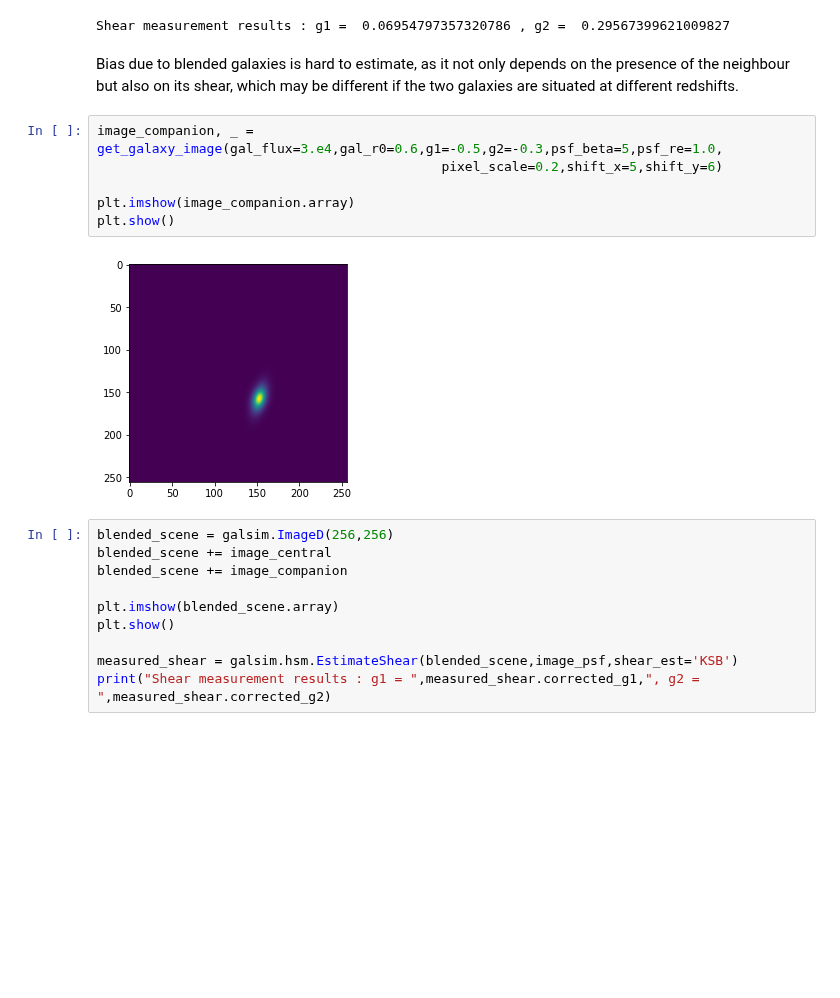
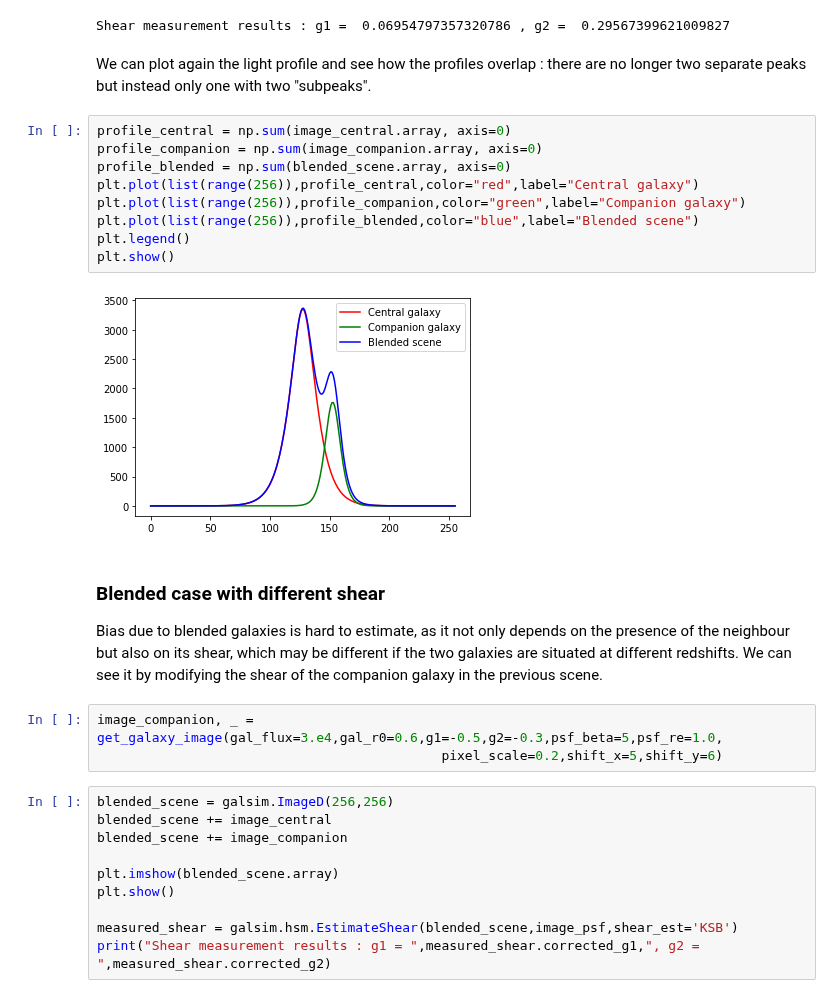
Before and after one commit to CosmoStat/Shear-and-PSF-Reading-Group, a Jupyter notebook: shearbook/bias/blending-bias.ipynb, the cells around one changed output. Cells and saved outputs as stored; diff of their text form; blank space fills up the shorter version.

```diff
--- a/shearbook/bias/blending-bias.ipynb
+++ b/shearbook/bias/blending-bias.ipynb
@@ -70,16 +89,25 @@ print("Shear measurement results : g1 = ",measured_shear.corrected_g1,", g2 = ",
 # %% [output]
 [figure]
 Shear measurement results : g1 =  0.06954797357320786 , g2 =  0.29567399621009827
+# %% [markdown]
+We can plot again the light profile and see how the profiles overlap : there are no longer two separate peaks but instead only one with two "subpeaks".
+# %%
+profile_central = np.sum(image_central.array, axis=0)
+profile_companion = np.sum(image_companion.array, axis=0)
+profile_blended = np.sum(blended_scene.array, axis=0)
+plt.plot(list(range(256)),profile_central,color="red",label="Central galaxy")
+plt.plot(list(range(256)),profile_companion,color="green",label="Companion galaxy")
+plt.plot(list(range(256)),profile_blended,color="blue",label="Blended scene")
+plt.legend()
+plt.show()
+# %% [output]
+[figure, added]
 # %% [markdown]
-Bias due to blended galaxies is hard to estimate, as it not only depends on the presence of the neighbour but also on its shear, which may be different if the two galaxies are situated at different redshifts.
+### Blended case with different shear
+Bias due to blended galaxies is hard to estimate, as it not only depends on the presence of the neighbour but also on its shear, which may be different if the two galaxies are situated at different redshifts. We can see it by modifying the shear of the companion galaxy in the previous scene.
 # %%
 image_companion, _ = get_galaxy_image(gal_flux=3.e4,gal_r0=0.6,g1=-0.5,g2=-0.3,psf_beta=5,psf_re=1.0,
                                             pixel_scale=0.2,shift_x=5,shift_y=6)
-
-plt.imshow(image_companion.array)
-plt.show()
-# %% [output]
-[figure, removed]
 # %%
 blended_scene = galsim.ImageD(256,256)
 blended_scene += image_central
```
Also changed, not shown: parts of 7 cells of this notebook, 1 other file.
